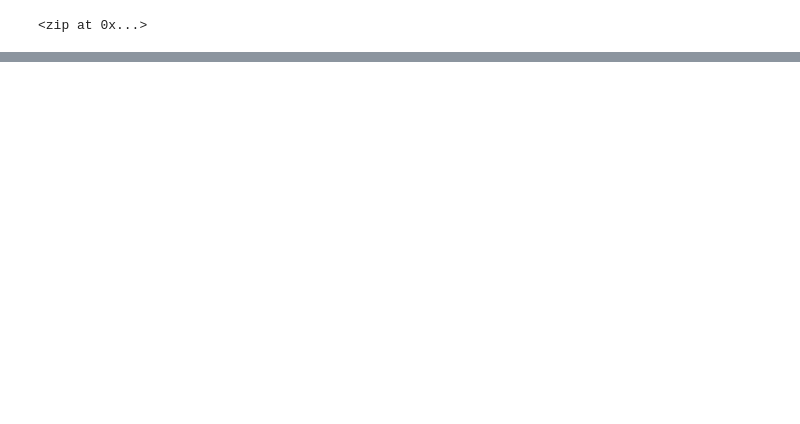
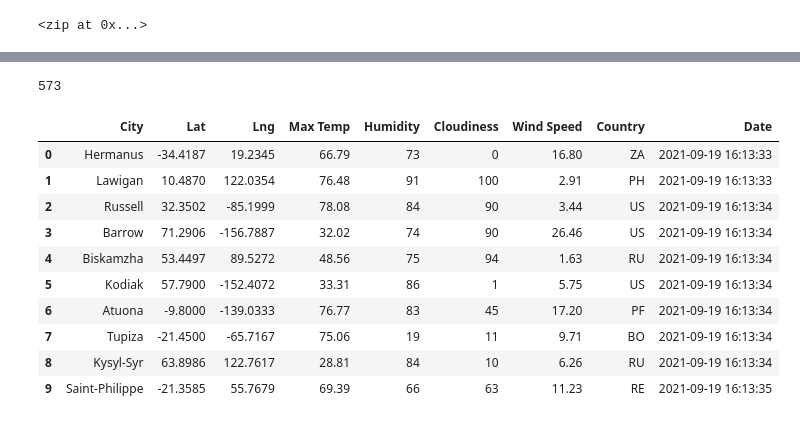
Before and after one commit to AlekseiPronin/World_Weather_Analysis, a Jupyter notebook: WeatherPy.ipynb, the cells around one changed output, grey strips where cells are left out. Cells and saved outputs as stored; diff of their text form; code cells hidden in the pictures; blank space fills up the shorter version.

Commit message:
adding weatherPy file

```diff
--- a/WeatherPy.ipynb
+++ b/WeatherPy.ipynb
@@ -32,0 +36,4 @@ len(cities)
+# %%
+# Starting URL for Weather Map API Call.
+url = "http://api.openweathermap.org/data/2.5/weather?units=Imperial&APPID=" + weather_api_key
+# print(url)
@@ -32,0 +118,20 @@ len(cities)
+# %%
+len(city_data)
+# %% [output]
+573
+# %%
+# Convert the array of dictionaries to a Pandas DataFrame.
+city_data_df = pd.DataFrame(city_data)
+city_data_df.head(10)
+# %% [output]
+|  | City | Lat | Lng | Max Temp | Humidity | Cloudiness | Wind Speed | Country | Date |
+| 0 | Hermanus | -34.4187 | 19.2345 | 66.79 | 73 | 0 | 16.80 | ZA | 2021-09-19 16:13:33 |
+| 1 | Lawigan | 10.4870 | 122.0354 | 76.48 | 91 | 100 | 2.91 | PH | 2021-09-19 16:13:33 |
+| 2 | Russell | 32.3502 | -85.1999 | 78.08 | 84 | 90 | 3.44 | US | 2021-09-19 16:13:34 |
+| 3 | Barrow | 71.2906 | -156.7887 | 32.02 | 74 | 90 | 26.46 | US | 2021-09-19 16:13:34 |
+| 4 | Biskamzha | 53.4497 | 89.5272 | 48.56 | 75 | 94 | 1.63 | RU | 2021-09-19 16:13:34 |
+| 5 | Kodiak | 57.7900 | -152.4072 | 33.31 | 86 | 1 | 5.75 | US | 2021-09-19 16:13:34 |
+| 6 | Atuona | -9.8000 | -139.0333 | 76.77 | 83 | 45 | 17.20 | PF | 2021-09-19 16:13:34 |
+| 7 | Tupiza | -21.4500 | -65.7167 | 75.06 | 19 | 11 | 9.71 | BO | 2021-09-19 16:13:34 |
+| 8 | Kysyl-Syr | 63.8986 | 122.7617 | 28.81 | 84 | 10 | 6.26 | RU | 2021-09-19 16:13:34 |
+| 9 | Saint-Philippe | -21.3585 | 55.7679 | 69.39 | 66 | 63 | 11.23 | RE | 2021-09-19 16:13:35 |
```
Also changed, not shown: parts of 6 cells of this notebook.
